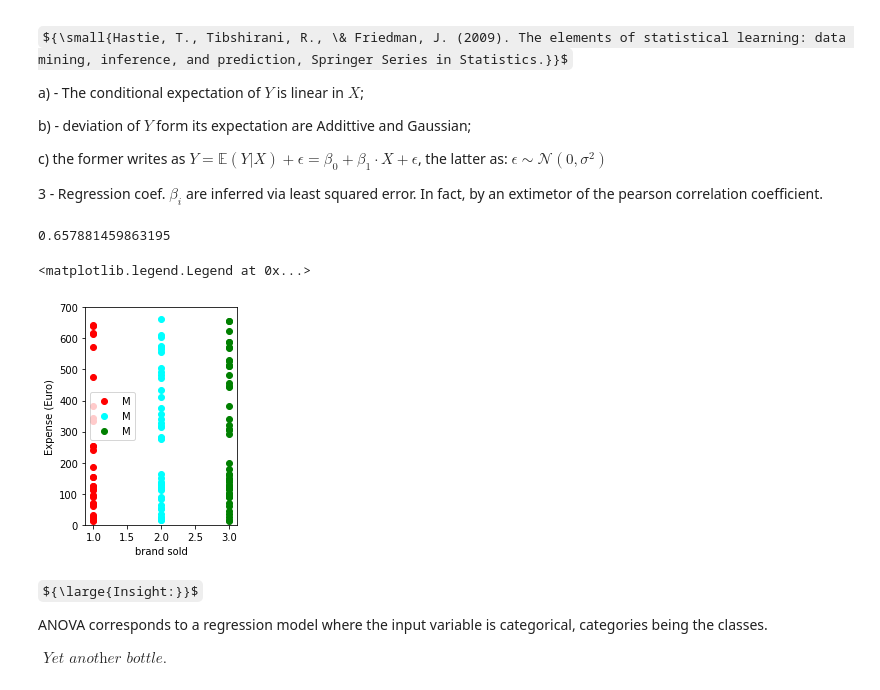
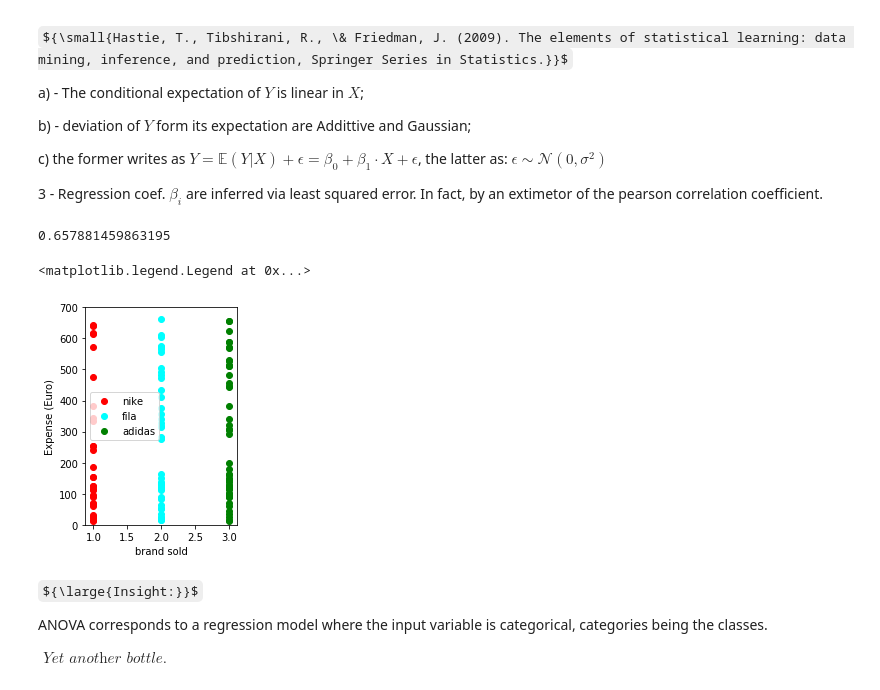
Before and after one commit to EmanueleLucrezia/ML4mag104, a Jupyter notebook: sketch1.ipynb, the cells around one changed output. Cells and saved outputs as stored; diff of their text form; code cells hidden in the pictures; some formulas as TeX source.

```diff
--- a/sketch1.ipynb
+++ b/sketch1.ipynb
@@ -213,23 +213,23 @@ def handAnova():
 # %%
 ''' Supervised Learning '''
 ### Predict expense (differences) given brand bought
 f,p = f_oneway(expArr[brandArr=='nike'],expArr[brandArr=='fila'], expArr[brandArr=='adidas'])
 print(p)
 
 fig3 = plt.figure(figsize=(6,4))
 ax = fig3.add_subplot(121)#, projection='3d',aspect=True)
-ax.scatter([1]*sum(brandArr=='nike'), expArr[brandArr=='nike'], marker='o', color='red',label='M')
-ax.scatter([2]*sum(brandArr=='fila'), expArr[brandArr=='fila'], marker='o', color='cyan',label='M')
-ax.scatter([3]*sum(brandArr=='adidas'), expArr[brandArr=='adidas'], marker='o', color='green',label='M')
+ax.scatter([1]*sum(brandArr=='nike'), expArr[brandArr=='nike'], marker='o', color='red',label='nike')
+ax.scatter([2]*sum(brandArr=='fila'), expArr[brandArr=='fila'], marker='o', color='cyan',label='fila')
+ax.scatter([3]*sum(brandArr=='adidas'), expArr[brandArr=='adidas'], marker='o', color='green',label='adidas')
 
 ax.set_xlabel('brand sold')
 ax.set_ylabel('Expense (Euro)')
 ax.set_ylim([0,700])
 plt.legend()
 # %% [output]
 0.657881459863195
 <matplotlib.legend.Legend at 0x...>
-[figure, old version]
+[figure, new version]
 # %% [markdown]
 ${\large{Insight:}}$
 
```
Also changed, not shown: parts of 2 cells of this notebook.
